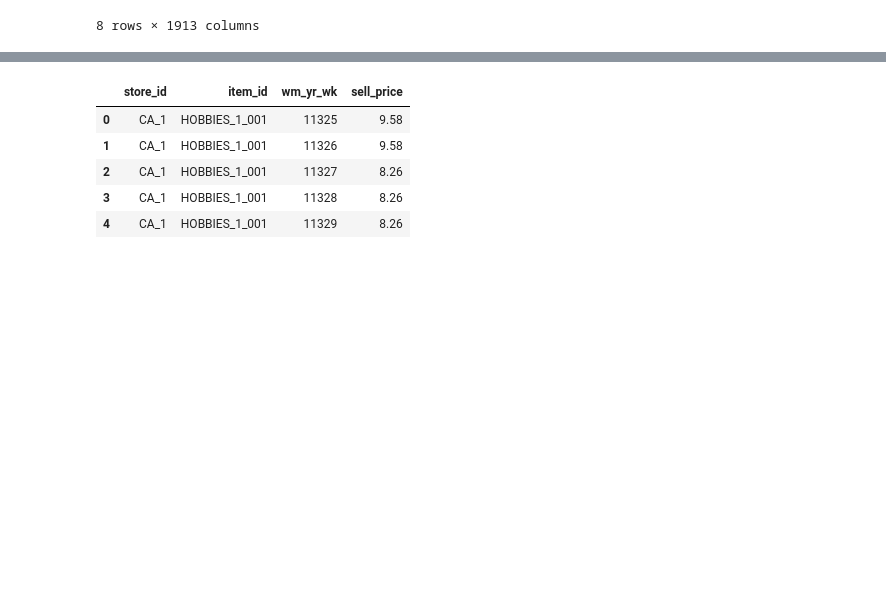
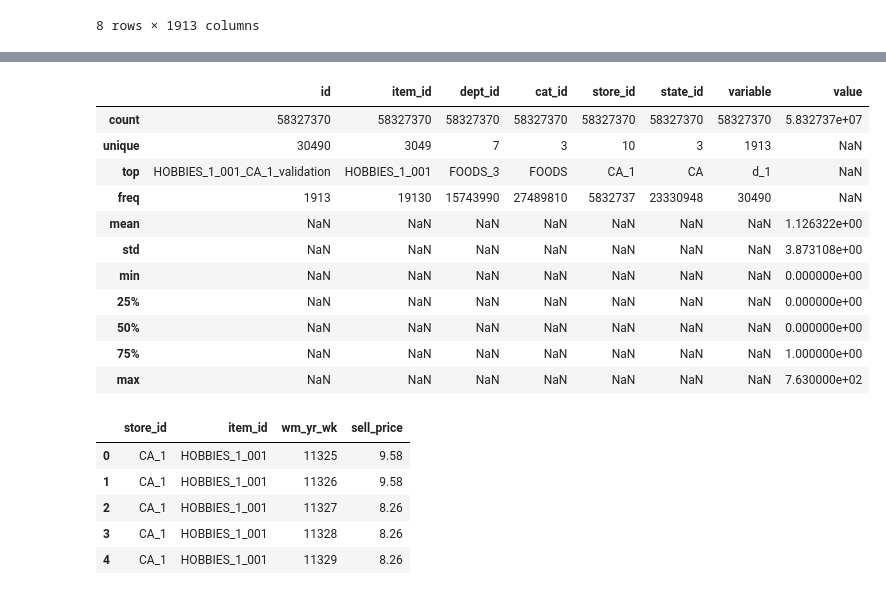
Before and after one commit to Gokul0Krishna/serious_projects, a Jupyter notebook: Predictive_Logistics_Control/models/exp.ipynb, the cells around one changed output, grey strips where cells are left out. Cells and saved outputs as stored; diff of their text form; code cells hidden in the pictures; blank space fills up the shorter version.

```diff
--- a/Predictive_Logistics_Control/models/exp.ipynb
+++ b/Predictive_Logistics_Control/models/exp.ipynb
@@ -46,3 +49,6 @@ df2.describe()
 | 75% | 0.000000 | 0.000000 | 0.000000 | 0.000000 | 0.000000 | 0.000000 | 0.000000 | 0.000000 | 0.000000 | 0.000000 | ... | ... |
 | max | 360.000000 | 436.000000 | 207.000000 | 323.000000 | 296.000000 | 314.000000 | 316.000000 | 370.000000 | 385.000000 | 353.000000 | ... | ... |
 8 rows × 1913 columns
+# %%
+dfz = df2.melt(id_vars=['id','item_id','dept_id', 'cat_id', 'store_id', 'state_id'])
+dfz.head()
@@ -49,3 +62,18 @@ df2.describe()
+# %%
+dfz.describe(include='all')
+# %% [output]
+|  | id | item_id | dept_id | cat_id | store_id | state_id | variable | value |
+| count | 58327370 | 58327370 | 58327370 | 58327370 | 58327370 | 58327370 | 58327370 | 5.832737e+07 |
+| unique | 30490 | 3049 | 7 | 3 | 10 | 3 | 1913 | NaN |
+| top | HOBBIES_1_001_CA_1_validation | HOBBIES_1_001 | FOODS_3 | FOODS | CA_1 | CA | d_1 | NaN |
+| freq | 1913 | 19130 | 15743990 | 27489810 | 5832737 | 23330948 | 30490 | NaN |
+| mean | NaN | NaN | NaN | NaN | NaN | NaN | NaN | 1.126322e+00 |
+| std | NaN | NaN | NaN | NaN | NaN | NaN | NaN | 3.873108e+00 |
+| min | NaN | NaN | NaN | NaN | NaN | NaN | NaN | 0.000000e+00 |
+| 25% | NaN | NaN | NaN | NaN | NaN | NaN | NaN | 0.000000e+00 |
+| 50% | NaN | NaN | NaN | NaN | NaN | NaN | NaN | 0.000000e+00 |
+| 75% | NaN | NaN | NaN | NaN | NaN | NaN | NaN | 1.000000e+00 |
+| max | NaN | NaN | NaN | NaN | NaN | NaN | NaN | 7.630000e+02 |
 # %%
 df3 = pd.read_csv(r"C:\Users\ASUS\OneDrive\Desktop\code\datasets\m5-forecasting-accuracy\sell_prices.csv")
 df3.head()
```
Also changed, not shown: parts of 4 cells of this notebook.
